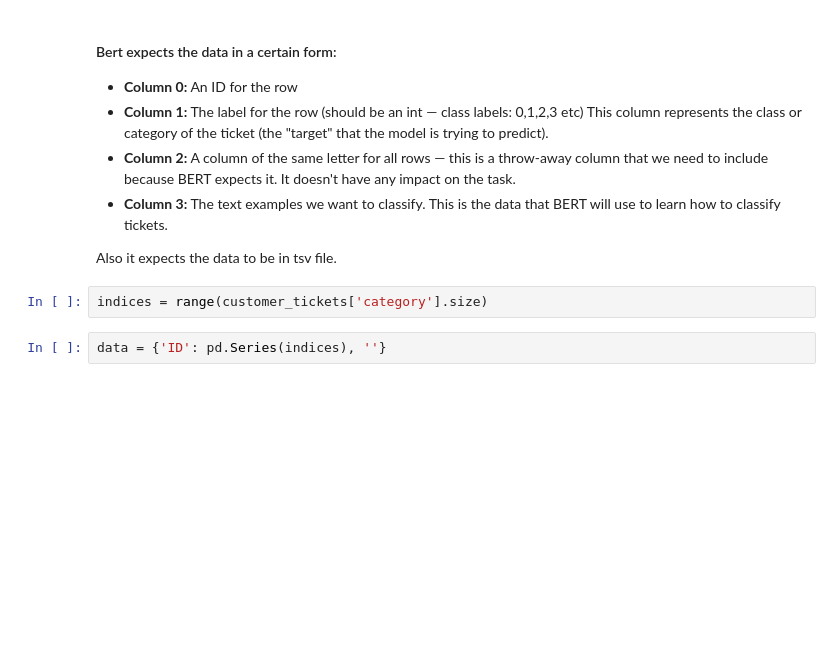
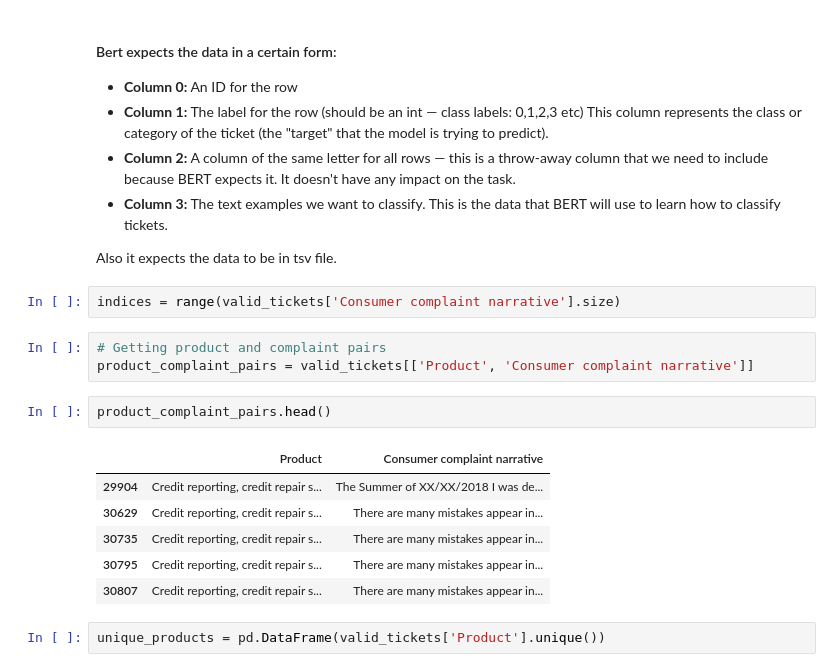
Before and after one commit to harunugurlu/mobile-action-internship, a Jupyter notebook: Data Science/Sample Projects/Customer Support Ticket Categorization/customer-support-ticket-categorization.ipynb, the cells around one changed output. Drawn from its saved outputs; the diff is of its cells as text; blank space fills up the shorter version.

```diff
--- a/Data Science/Sample Projects/Customer Support Ticket Categorization/customer-support-ticket-categorization.ipynb
+++ b/Data Science/Sample Projects/Customer Support Ticket Categorization/customer-support-ticket-categorization.ipynb
@@ -268,6 +270,18 @@ No, there doesn't seem to be a relationship between the missing ``body`` values
 
 Also it expects the data to be in tsv file.
 # %%
-indices = range(customer_tickets['category'].size)
+indices = range(valid_tickets['Consumer complaint narrative'].size)
-# %%
-data = {'ID': pd.Series(indices), ''}
+# %%
+# Getting product and complaint pairs
+product_complaint_pairs = valid_tickets[['Product', 'Consumer complaint narrative']]
+# %%
+product_complaint_pairs.head()
+# %% [output]
+|  | Product | Consumer complaint narrative |
+| 29904 | Credit reporting, credit repair s... | The Summer of XX/XX/2018 I was de... |
+| 30629 | Credit reporting, credit repair s... | There are many mistakes appear in... |
+| 30735 | Credit reporting, credit repair s... | There are many mistakes appear in... |
+| 30795 | Credit reporting, credit repair s... | There are many mistakes appear in... |
+| 30807 | Credit reporting, credit repair s... | There are many mistakes appear in... |
+# %%
+unique_products = pd.DataFrame(valid_tickets['Product'].unique())
```
Also changed, not shown: parts of 8 cells of this notebook.
